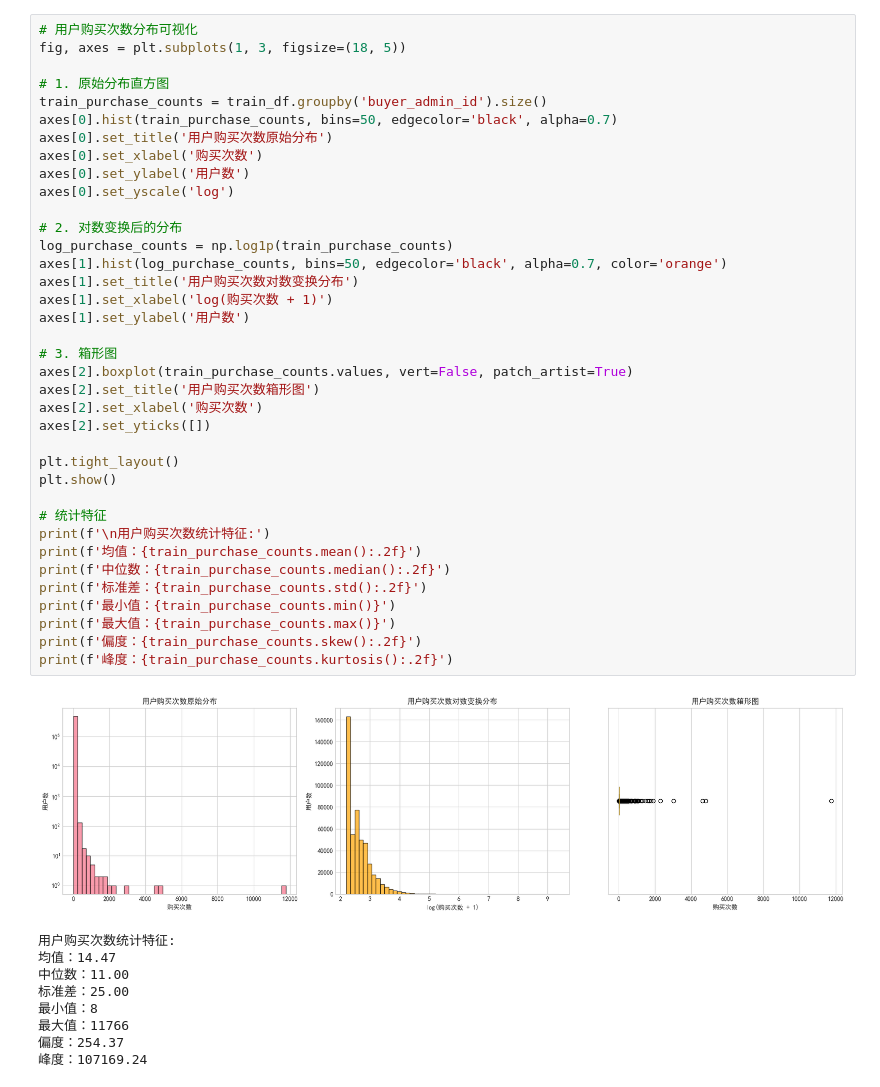
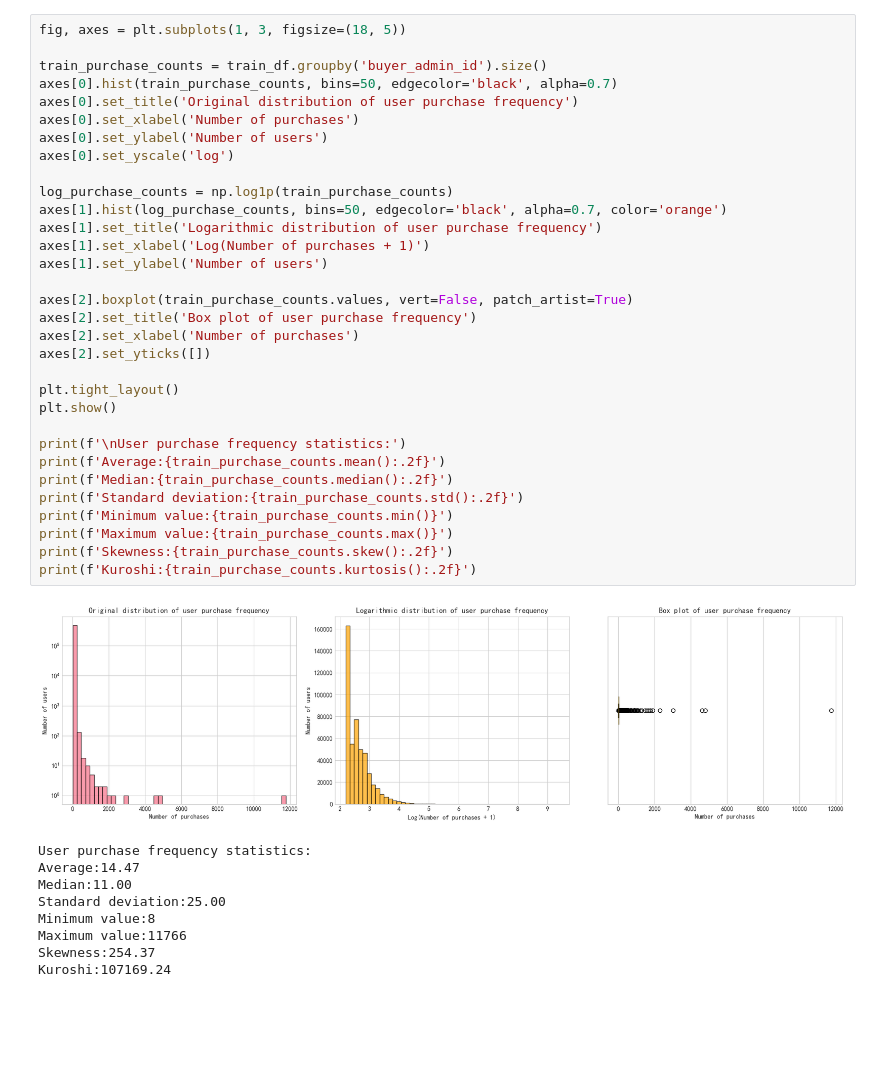
Before and after one commit to AlsQed/User_Purchase_Prediction, a Jupyter notebook: EDA.ipynb, the cells around one changed output. Saved outputs shown, nothing was run; the diff lists cells and outputs as text; blank space fills up the shorter version.

```diff
--- a/EDA.ipynb
+++ b/EDA.ipynb
@@ -147,48 +150,43 @@ print(f'人均购买次数：{len(train_df) / train_df["buyer_admin_id"].nunique
 # %%
-# 用户购买次数分布可视化
 fig, axes = plt.subplots(1, 3, figsize=(18, 5))
 
-# 1. 原始分布直方图
 train_purchase_counts = train_df.groupby('buyer_admin_id').size()
 axes[0].hist(train_purchase_counts, bins=50, edgecolor='black', alpha=0.7)
-axes[0].set_title('用户购买次数原始分布')
-axes[0].set_xlabel('购买次数')
-axes[0].set_ylabel('用户数')
+axes[0].set_title('Original distribution of user purchase frequency')
+axes[0].set_xlabel('Number of purchases')
+axes[0].set_ylabel('Number of users')
 axes[0].set_yscale('log')
 
-# 2. 对数变换后的分布
 log_purchase_counts = np.log1p(train_purchase_counts)
 axes[1].hist(log_purchase_counts, bins=50, edgecolor='black', alpha=0.7, color='orange')
-axes[1].set_title('用户购买次数对数变换分布')
-axes[1].set_xlabel('log(购买次数 + 1)')
-axes[1].set_ylabel('用户数')
+axes[1].set_title('Logarithmic distribution of user purchase frequency')
+axes[1].set_xlabel('Log(Number of purchases + 1)')
+axes[1].set_ylabel('Number of users')
 
-# 3. 箱形图
 axes[2].boxplot(train_purchase_counts.values, vert=False, patch_artist=True)
-axes[2].set_title('用户购买次数箱形图')
-axes[2].set_xlabel('购买次数')
+axes[2].set_title('Box plot of user purchase frequency')
+axes[2].set_xlabel('Number of purchases')
 axes[2].set_yticks([])
 
 plt.tight_layout()
 plt.show()
 
-# 统计特征
-print(f'\n用户购买次数统计特征:')
-print(f'均值：{train_purchase_counts.mean():.2f}')
-print(f'中位数：{train_purchase_counts.median():.2f}')
-print(f'标准差：{train_purchase_counts.std():.2f}')
-print(f'最小值：{train_purchase_counts.min()}')
-print(f'最大值：{train_purchase_counts.max()}')
-print(f'偏度：{train_purchase_counts.skew():.2f}')
-print(f'峰度：{train_purchase_counts.kurtosis():.2f}')
+print(f'\nUser purchase frequency statistics:')
+print(f'Average:{train_purchase_counts.mean():.2f}')
+print(f'Median:{train_purchase_counts.median():.2f}')
+print(f'Standard deviation:{train_purchase_counts.std():.2f}')
+print(f'Minimum value:{train_purchase_counts.min()}')
+print(f'Maximum value:{train_purchase_counts.max()}')
+print(f'Skewness:{train_purchase_counts.skew():.2f}')
+print(f'Kuroshi:{train_purchase_counts.kurtosis():.2f}')
 # %% [output]
-[figure, old version]
+[figure, new version]
-用户购买次数统计特征:
-均值：14.47
-中位数：11.00
-标准差：25.00
-最小值：8
-最大值：11766
-偏度：254.37
-峰度：107169.24
+User purchase frequency statistics:
+Average:14.47
+Median:11.00
+Standard deviation:25.00
+Minimum value:8
+Maximum value:11766
+Skewness:254.37
+Kuroshi:107169.24
 # %%
```
Also changed, not shown: parts of 17 cells of this notebook.
